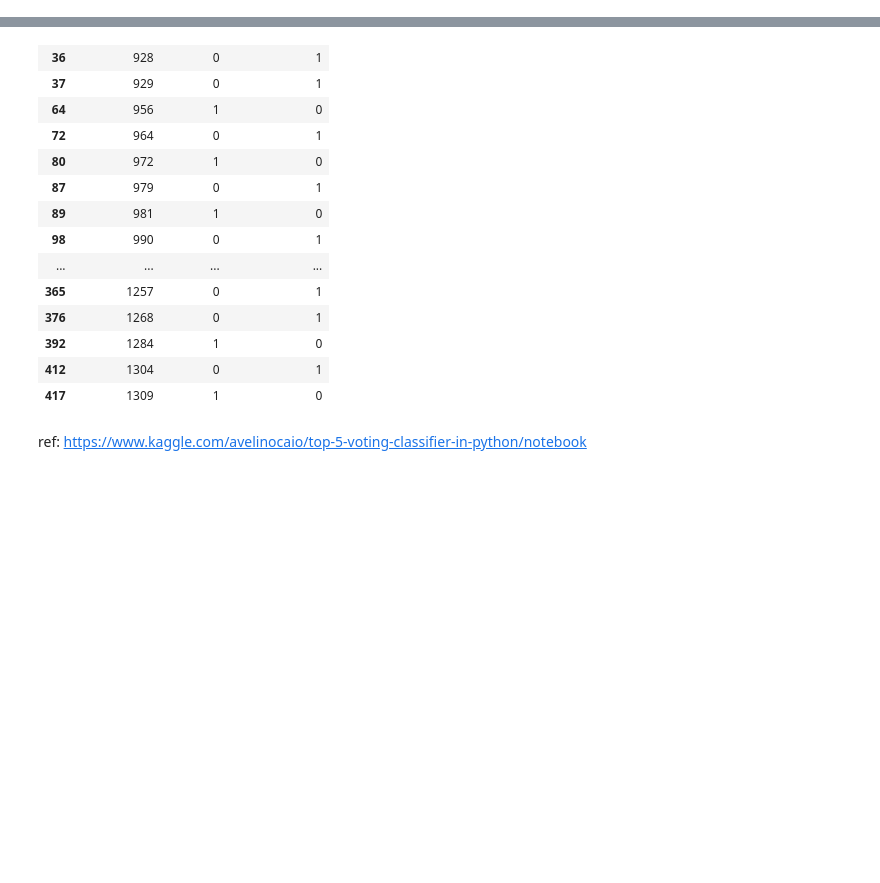
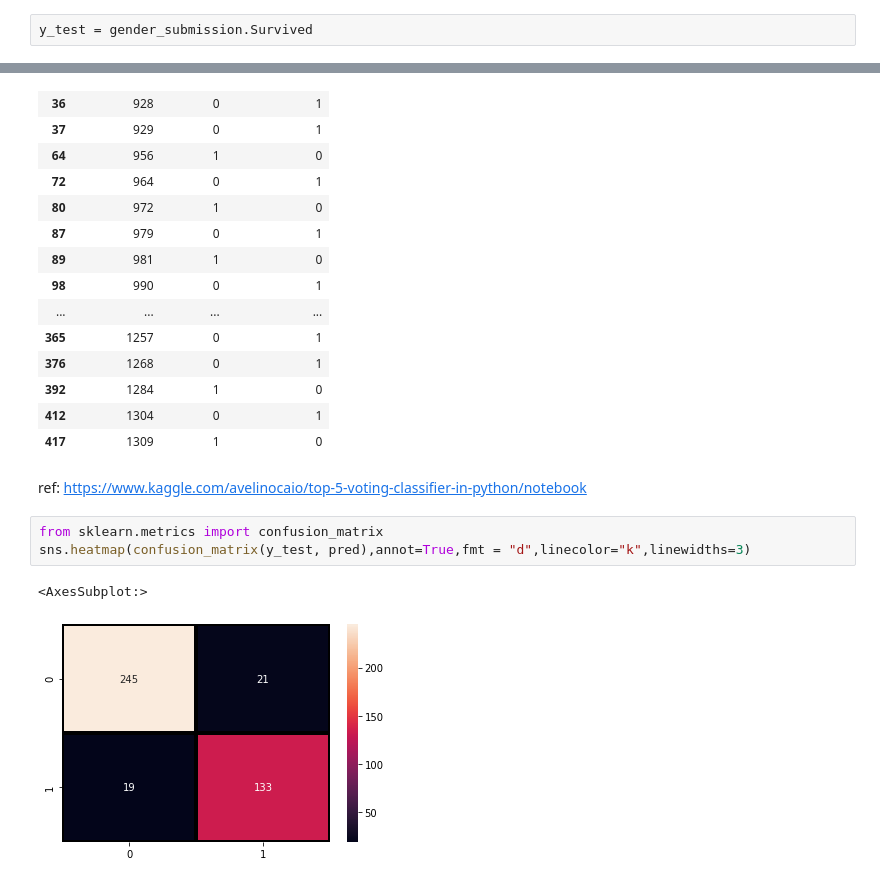
Before and after one commit to Pradnya1208/Voting-Classifier, a Jupyter notebook: Voting Classifier.ipynb, the cells around one changed output, grey strips where cells are left out. Drawn from its saved outputs; the diff is of its cells as text; blank space fills up the shorter version.

```diff
--- a/Voting Classifier.ipynb
+++ b/Voting Classifier.ipynb
@@ -742,6 +742,8 @@ Fitting 10 folds for each of 2 candidates, totalling 20 fits
 [Parallel(n_jobs=6)]: Done  20 out of  20 | elapsed:    9.8s finished
 [01:33:52] WARNING: C:/Users/Administrator/workspace/xgboost-win64_release_1.4.0/src/learner.cc:1095: Starting in XGBoost 1.3.0, the default evaluation metric used with the objective 'binary:logistic' ...
 0.8271785268414481
+# %%
+y_test = gender_submission.Survived
 # %%
 pred = v_best.predict(X_test)
 
@@ -793,3 +795,9 @@ incorrect
 | 417 | 1309 | 1 | 0 |
 # %% [markdown]
 ref: https://www.kaggle.com/avelinocaio/top-5-voting-classifier-in-python/notebook
+# %%
+from sklearn.metrics import confusion_matrix
+sns.heatmap(confusion_matrix(y_test, pred),annot=True,fmt = "d",linecolor="k",linewidths=3)
+# %% [output]
+<AxesSubplot:>
+[figure, added]
```
